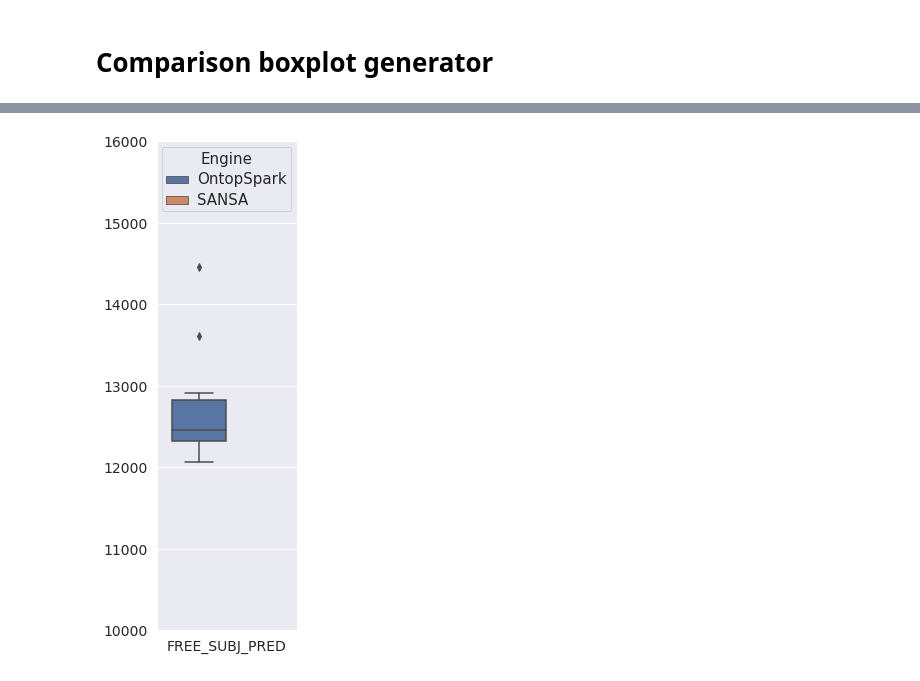
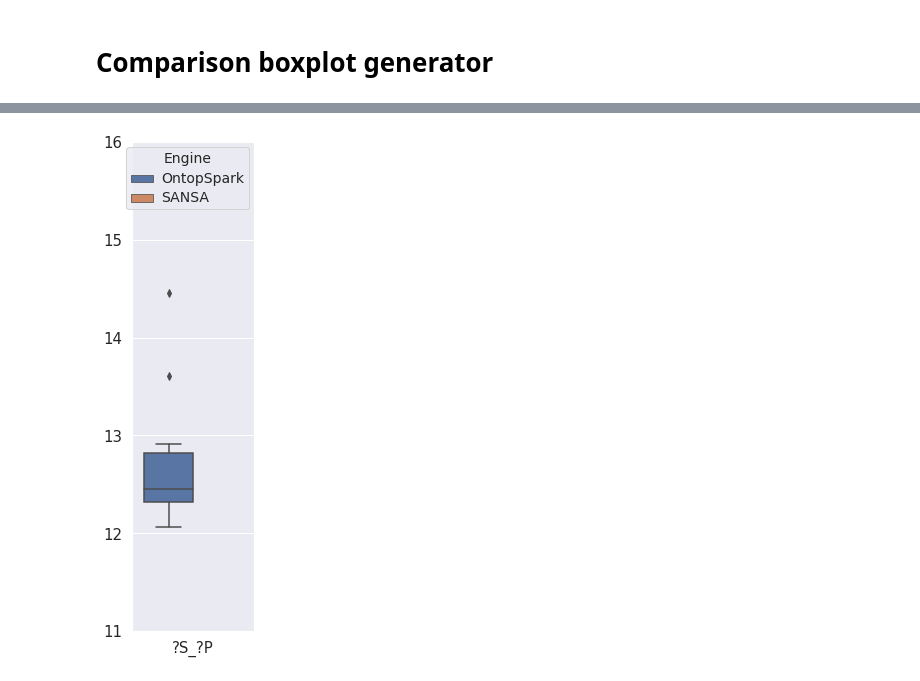
Before and after one commit to chimera-suite/OntopSpark-evaluation, a Jupyter notebook: notebook/boxplot.ipynb, the cells around one changed output, grey strips where cells are left out. Cells and saved outputs as stored; diff of their text form; code cells hidden in the pictures.

```diff
--- a/notebook/boxplot.ipynb
+++ b/notebook/boxplot.ipynb
@@ -54,34 +54,33 @@ figure.savefig('boxplot1.png', dpi=300)
 # %%
 import pandas as pd
 import numpy as np
 import matplotlib.pyplot as plt
 import seaborn as sns
 
-ontop = {'FREE_SUBJ_PRED':[14455,13612,12550,12532,12068,12315,12370,12321,12914,12328]}
-
-sansa = {'FREE_SUBJ_PRED':[0,0,0,0,0,0,0,0,0,0] }
+ontop = {'?S_?P':[14.455,13.612,12.550,12.532,12.068,12.315,12.370,12.321,12.914,12.328]}
+sansa = {'?S_?P':[0,0,0,0,0,0,0,0,0,0] }
 
 df1 = pd.DataFrame(ontop).assign(Engine="OntopSpark")
 df2 = pd.DataFrame(sansa).assign(Engine="SANSA")
 
 cdf = pd.concat([df1,df2])
 mdf = pd.melt(cdf, id_vars=['Engine'], var_name=['Query'])
 
-sns.set(rc={'figure.figsize':(2.5,9)})
+sns.set(rc={'figure.figsize':(2.2,9)})
 ax = sns.boxplot(x="Query", y="value", hue="Engine", data=mdf)
 
 for label in (ax.get_xticklabels() + ax.get_yticklabels()):
-    label.set_fontsize(14)
-plt.setp(ax.get_legend().get_texts(), fontsize='15')
-plt.setp(ax.get_legend().get_title(), fontsize='15')
+    label.set_fontsize(15)
+plt.setp(ax.get_legend().get_texts(), fontsize='14')
+plt.setp(ax.get_legend().get_title(), fontsize='14')
 
-plt.ylim(10000, 16000)
+plt.ylim(11.000, 16.000)
 plt.xlabel('')
 plt.ylabel('')
 
 plt.show()
 
 figure = ax.get_figure()
 figure.savefig('boxplot2.png', dpi=300)
 # %% [output]
-[figure, old version]
+[figure, new version]
```
Also changed, not shown: parts of 3 cells of this notebook, 4 other files.
